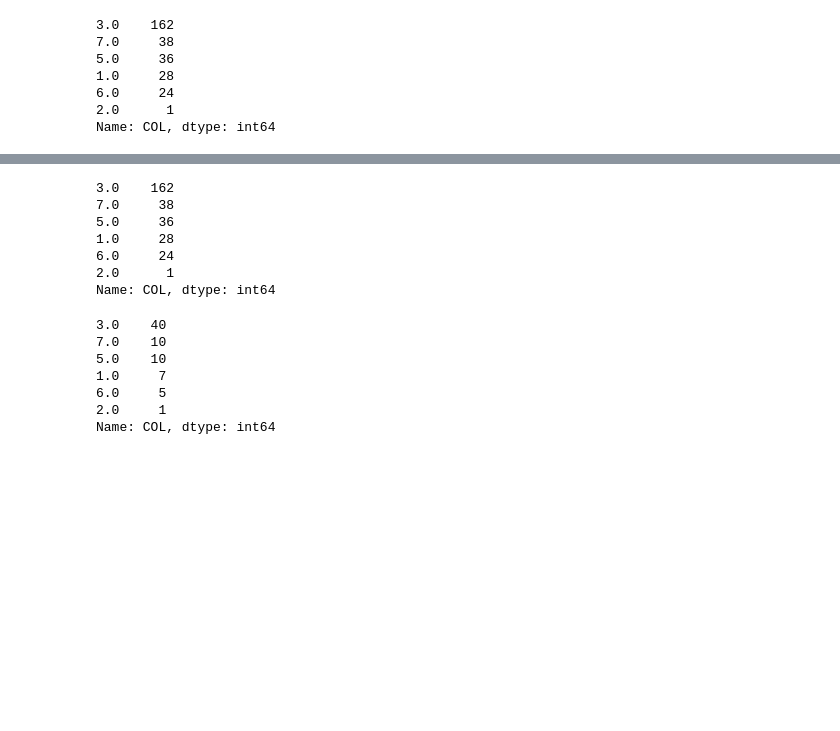
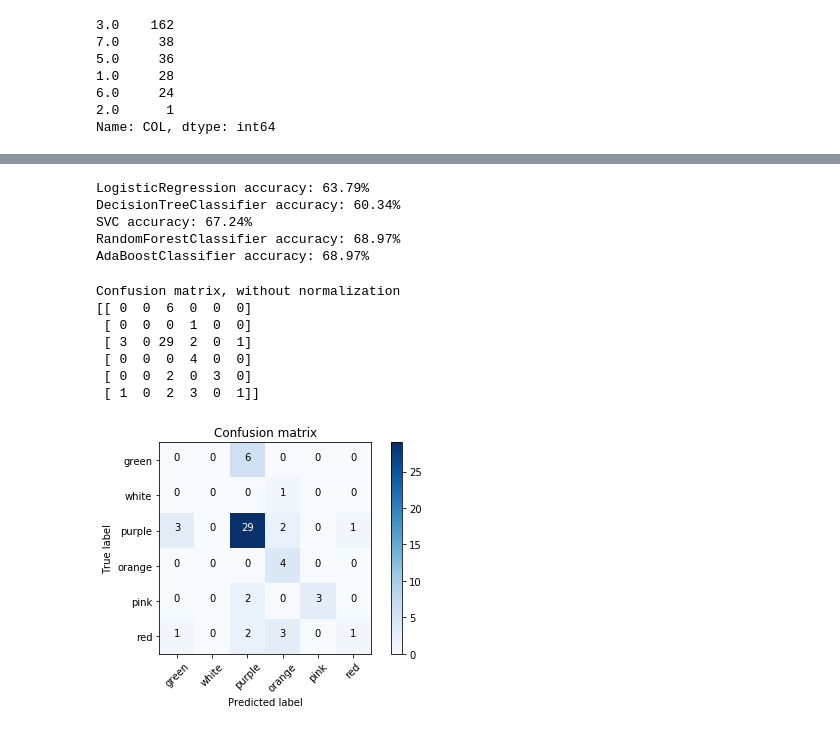
Before and after one commit to AgataRoguz/projekty_uw, a Jupyter notebook: spektra_klastrowanie.ipynb, the cells around one changed output, grey strips where cells are left out. Cells and saved outputs as stored; diff of their text form; code cells hidden in the pictures; blank space fills up the shorter version.

```diff
--- a/spektra_klastrowanie.ipynb
+++ b/spektra_klastrowanie.ipynb
@@ -248,20 +222,48 @@ Confusion matrix, without normalization
-# %%
-y.value_counts()
-# %% [output]
-3.0    162
-7.0     38
-5.0     36
-1.0     28
-6.0     24
-2.0      1
-Name: COL, dtype: int64
-# %%
-y_test.value_counts()
-# %% [output]
-3.0    40
-7.0    10
-5.0    10
-1.0     7
-6.0     5
-2.0     1
-Name: COL, dtype: int64
+# %%
+## V
+X = data[["V"]].values
+y = data.COL
+X_train, X_test, y_train, y_test = train_test_split(X, y, test_size=0.2, random_state=42)
+models = [LogisticRegression(),
+          DecisionTreeClassifier(),
+          SVC(probability=True),
+          RandomForestClassifier(),
+          AdaBoostClassifier(),
+         #xgb.XGBClassifier()
+         ]
+
+for model in models:
+
+    model.fit(X_train, y_train)
+    y_pred = model.predict(X_test)
+    predictions = np.round(y_pred)
+
+    accuracy = accuracy_score(y_test, predictions)
+    print("%s accuracy: %.2f%%" % (model.__class__.__name__,accuracy * 100.0))
+# %% [output]
+LogisticRegression accuracy: 63.79%
+DecisionTreeClassifier accuracy: 60.34%
+SVC accuracy: 67.24%
+RandomForestClassifier accuracy: 68.97%
+AdaBoostClassifier accuracy: 68.97%
+# %%
+model = RandomForestClassifier()
+model.fit(X_train, y_train)
+y_pred = model.predict(X_test)
+conf_mat = confusion_matrix(y_test, y_pred)
+# %%
+# Plot non-normalized confusion matrix
+plt.figure()
+plot_confusion_matrix(conf_mat, classes=labels,
+                      title='Confusion matrix')
+plt.savefig("conf_mat_V.jpg")
+plt.show()
+# %% [output]
+Confusion matrix, without normalization
+[[ 0  0  6  0  0  0]
+ [ 0  0  0  1  0  0]
+ [ 3  0 29  2  0  1]
+ [ 0  0  0  4  0  0]
+ [ 0  0  2  0  3  0]
+ [ 1  0  2  3  0  1]]
+[figure, added]
```
Also changed, not shown: parts of 57 cells of this notebook.
